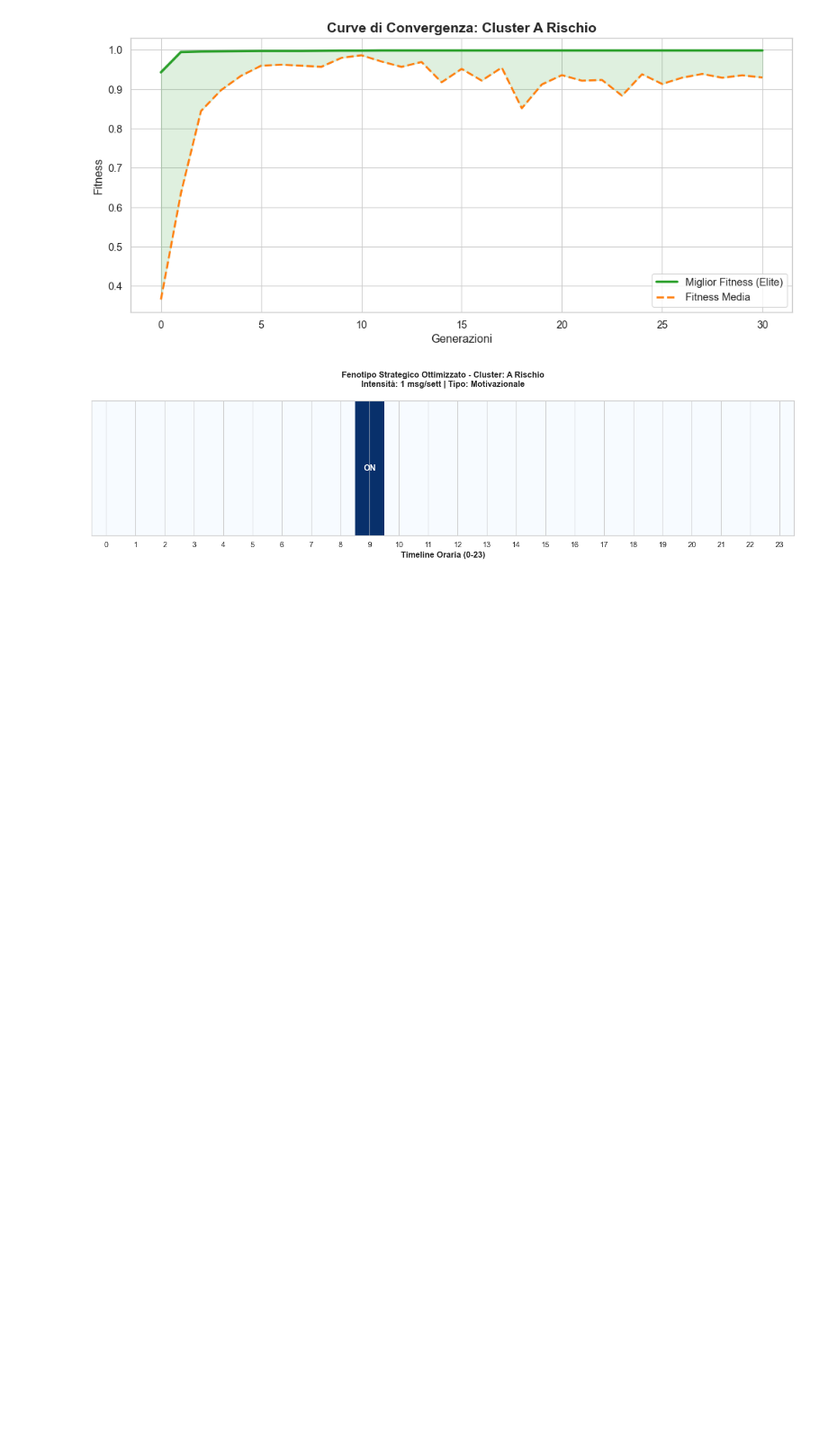
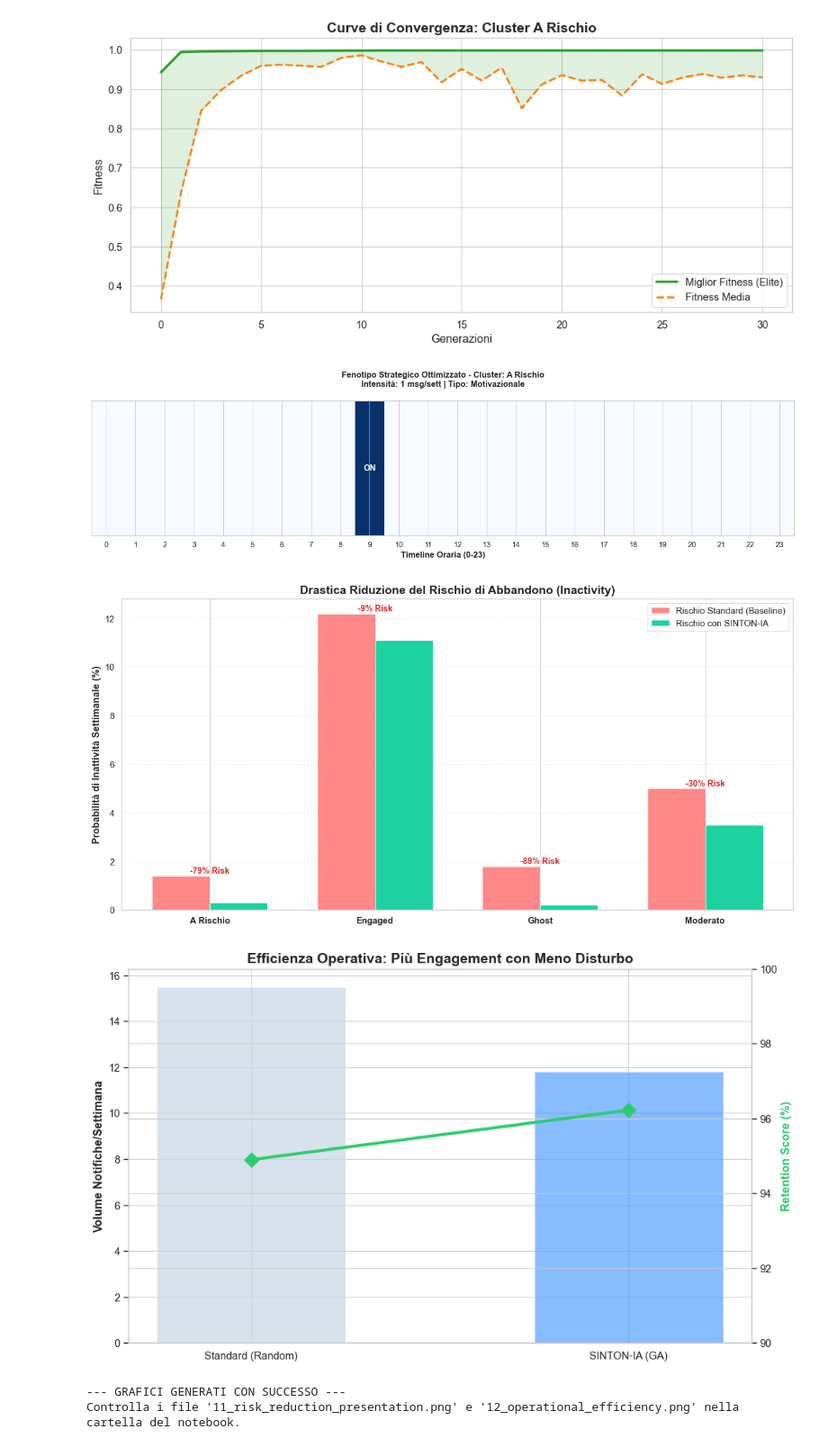
Before and after one commit to AntonioWalter/SINTON-IA, a Jupyter notebook: models/churn_prevention/notebooks/05_GA_Validation.ipynb, the cells around one changed output. Shown at 90% size. Saved outputs shown, nothing was run; the diff lists cells and outputs as text; code cells hidden in the pictures; blank space fills up the shorter version.

Commit message:
docs(modeling): aggiunto grafico riduzione rischio inattività per il churn prevention

```diff
--- a/models/churn_prevention/notebooks/05_GA_Validation.ipynb
+++ b/models/churn_prevention/notebooks/05_GA_Validation.ipynb
@@ -470,3 +470,79 @@ plt.show()
 Analisi Convergenza Paziente: 6e5491dc (A Rischio)
 [figure]
 [figure]
+# %%
+import matplotlib.pyplot as plt
+import seaborn as sns
+import pandas as pd
+import numpy as np
+import os
+
+# --- DATI REALI ---
+clusters = ['A Rischio', 'Engaged', 'Ghost', 'Moderato']
+ga_scores = [0.997, 0.889, 0.998, 0.965]
+random_scores = [0.986, 0.878, 0.982, 0.950]
+
+df_perf = pd.DataFrame({
+    'GA (Tuned)': ga_scores,
+    'Random Search': random_scores
+}, index=clusters)
+
+# 1. Grafico Riduzione Rischio Inactivity
+df_risk = df_perf.copy()
+df_risk['GA_Risk'] = (1 - df_risk['GA (Tuned)']) * 100
+df_risk['Random_Risk'] = (1 - df_risk['Random Search']) * 100
+
+plt.figure(figsize=(12, 6))
+x = np.arange(len(df_risk.index))
+width = 0.35
+
+plt.bar(x - width/2, df_risk['Random_Risk'], width, label='Rischio Standard (Baseline)', color='#ff6b6b', alpha=0.8)
+plt.bar(x + width/2, df_risk['GA_Risk'], width, label='Rischio con SINTON-IA', color='#1dd1a1')
+
+plt.title("Drastica Riduzione del Rischio di Abbandono (Inactivity)", fontweight='bold', fontsize=14)
+plt.ylabel("Probabilità di Inattività Settimanale (%)", fontweight='bold')
+plt.xticks(x, df_risk.index, fontweight='bold')
+plt.legend()
+plt.grid(axis='y', linestyle='--', alpha=0.3)
+
+for i in range(len(df_risk)):
+    # .iloc[i] serve per accedere alla posizione corretta senza errore
+    r_risk = df_risk['Random_Risk'].iloc[i]
+    g_risk = df_risk['GA_Risk'].iloc[i]
+
+    reduction = ((r_risk - g_risk) / r_risk) * 100
+    plt.text(i, r_risk + 0.1, f"-{reduction:.0f}% Risk", ha='center', color='#d63031', fontweight='bold', fontsize=10)
+
+plt.tight_layout()
+plt.savefig("11_risk_reduction_presentation.png", dpi=300)
+plt.show()
+
+# 2. Grafico Efficienza Operativa
+avg_notif_ga = 11.8
+avg_notif_rand = 15.5
+
+categories = ['Standard (Random)', 'SINTON-IA (GA)']
+notif_values = [avg_notif_rand, avg_notif_ga]
+retention_values = [df_perf['Random Search'].mean() * 100, df_perf['GA (Tuned)'].mean() * 100]
+
+fig, ax1 = plt.subplots(figsize=(10, 6))
+ax1.set_ylabel('Volume Notifiche/Settimana', fontweight='bold')
+ax1.bar(categories, notif_values, color=['#c8d6e5', '#54a0ff'], alpha=0.7, width=0.5)
+
+ax2 = ax1.twinx()
+ax2.set_ylabel('Retention Score (%)', color='#2ecc71', fontweight='bold')
+ax2.plot(categories, retention_values, color='#2ecc71', marker='D', markersize=10, linewidth=3)
+ax2.set_ylim(90, 100)
+
+plt.title("Efficienza Operativa: Più Engagement con Meno Disturbo", fontweight='bold', fontsize=14)
+plt.tight_layout()
+plt.savefig("12_operational_efficiency.png", dpi=300)
+plt.show()
+
+print("\n--- GRAFICI GENERATI CON SUCCESSO ---")
+print("Controlla i file '11_risk_reduction_presentation.png' e '12_operational_efficiency.png' nella cartella del notebook.")
+# %% [output]
+[figure, added]
+[figure, added]
+--- GRAFICI GENERATI CON SUCCESSO ---
+Controlla i file '11_risk_reduction_presentation.png' e '12_operational_efficiency.png' nella cartella del notebook.
```
Also changed, not shown: 3 other files.
